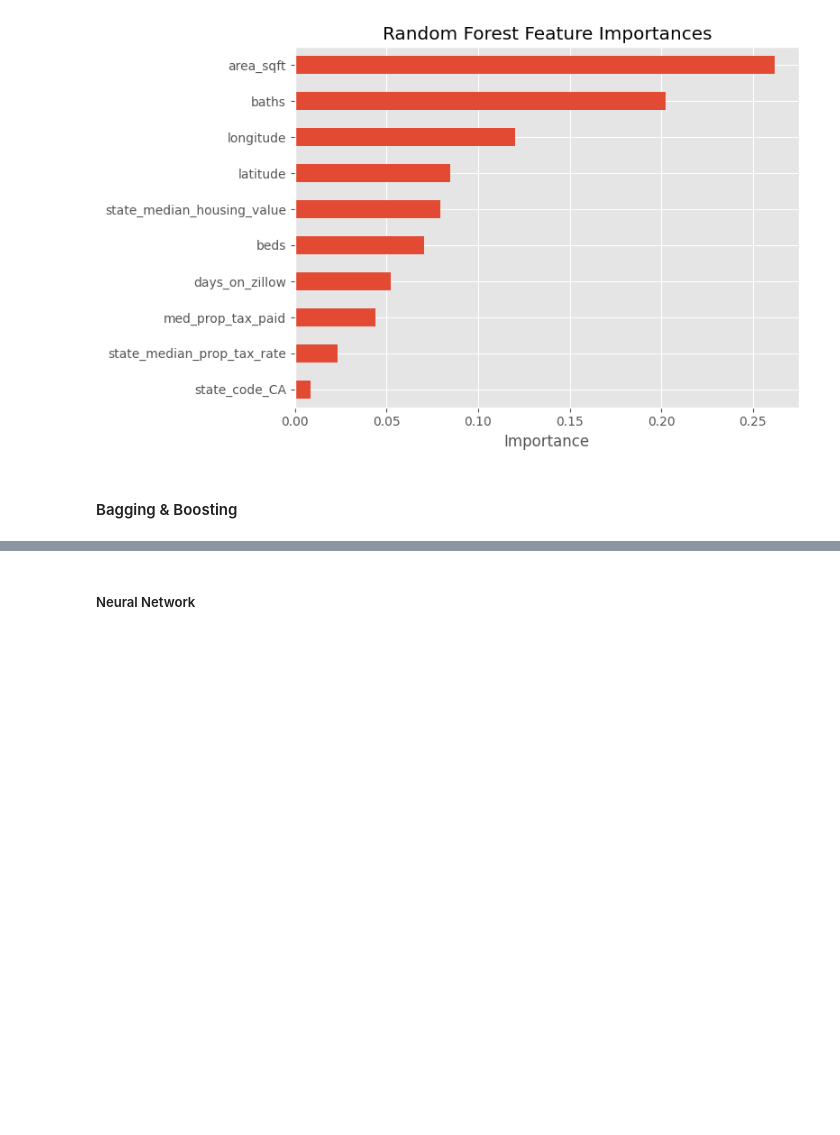
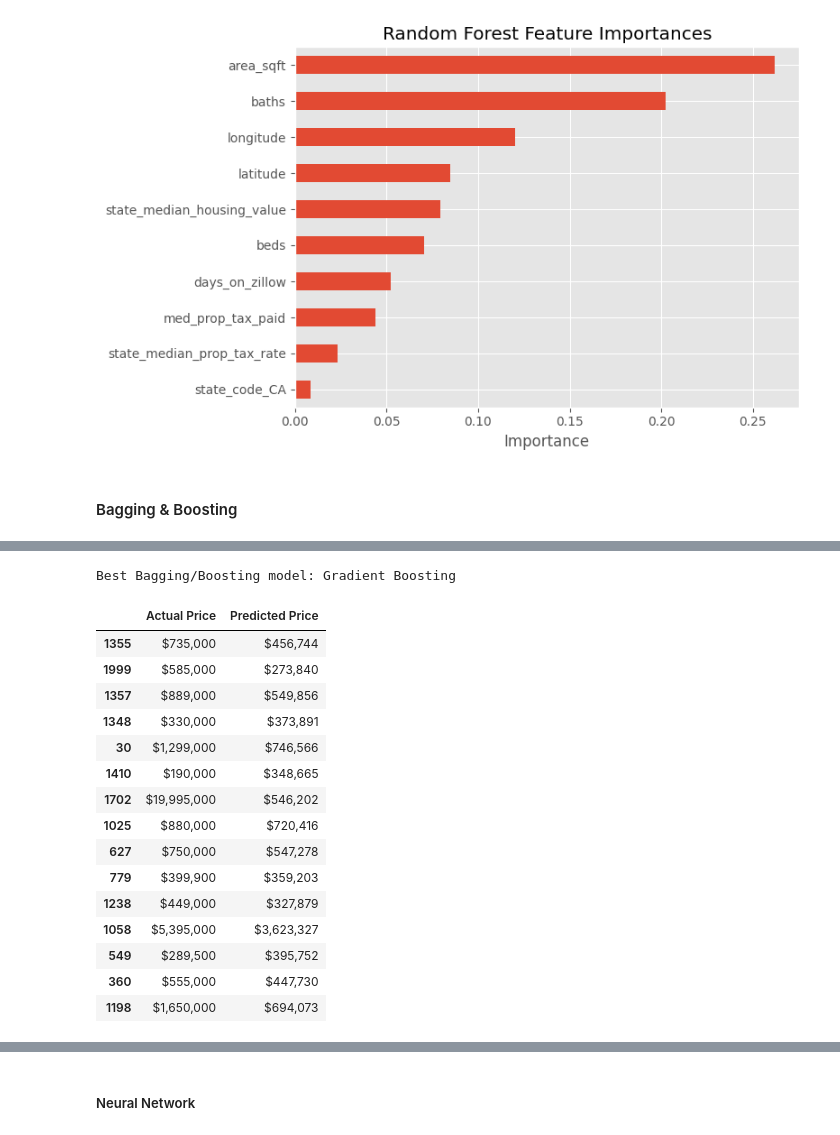
Before and after one commit to nasingh2/DS644-MLBA-Final-Project, a Jupyter notebook: models/models_IN_PROGRESS.ipynb, the cells around one changed output, grey strips where cells are left out. Cells and saved outputs as stored; diff of their text form; code cells hidden in the pictures; blank space fills up the shorter version.

```diff
--- a/models/models_IN_PROGRESS.ipynb
+++ b/models/models_IN_PROGRESS.ipynb
@@ -581,0 +721,38 @@ plt.show()
+# %%
+# Best model and sample predictions in normal dollar format
+
+bb_best_model_name = bb_results_df.loc[0, "Model"]
+bb_best_model = bb_trained_models[bb_best_model_name]
+bb_best_predictions_log = bb_best_model.predict(X_test)
+bb_best_predictions_dollar = np.exp(bb_best_predictions_log)
+
+print("Best Bagging/Boosting model:", bb_best_model_name)
+
+bb_comparison_df = pd.DataFrame({
+    "Actual Price": np.exp(y_test),
+    "Predicted Price": bb_best_predictions_dollar
+})
+
+bb_comparison_display = bb_comparison_df.copy()
+bb_comparison_display["Actual Price"] = bb_comparison_display["Actual Price"].map(lambda x: f"${x:,.0f}")
+bb_comparison_display["Predicted Price"] = bb_comparison_display["Predicted Price"].map(lambda x: f"${x:,.0f}")
+
+bb_comparison_display.head(15)
+# %% [output]
+Best Bagging/Boosting model: Gradient Boosting
+|  | Actual Price | Predicted Price |
+| 1355 | $735,000 | $456,744 |
+| 1999 | $585,000 | $273,840 |
+| 1357 | $889,000 | $549,856 |
+| 1348 | $330,000 | $373,891 |
+| 30 | $1,299,000 | $746,566 |
+| 1410 | $190,000 | $348,665 |
+| 1702 | $19,995,000 | $546,202 |
+| 1025 | $880,000 | $720,416 |
+| 627 | $750,000 | $547,278 |
+| 779 | $399,900 | $359,203 |
+| 1238 | $449,000 | $327,879 |
+| 1058 | $5,395,000 | $3,623,327 |
+| 549 | $289,500 | $395,752 |
+| 360 | $555,000 | $447,730 |
+| 1198 | $1,650,000 | $694,073 |
```
Also changed, not shown: parts of 5 cells of this notebook.
